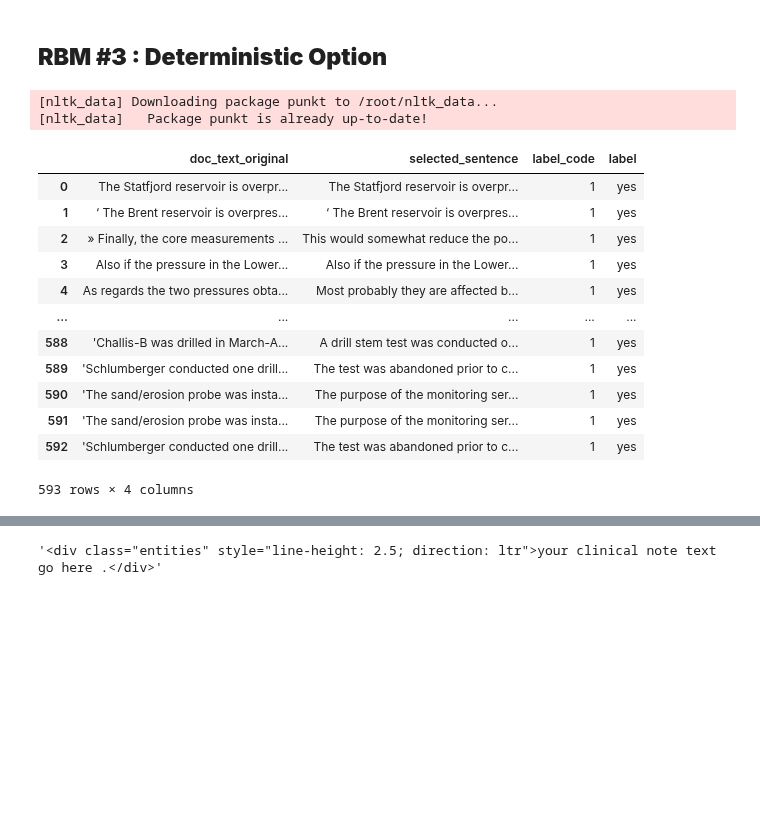
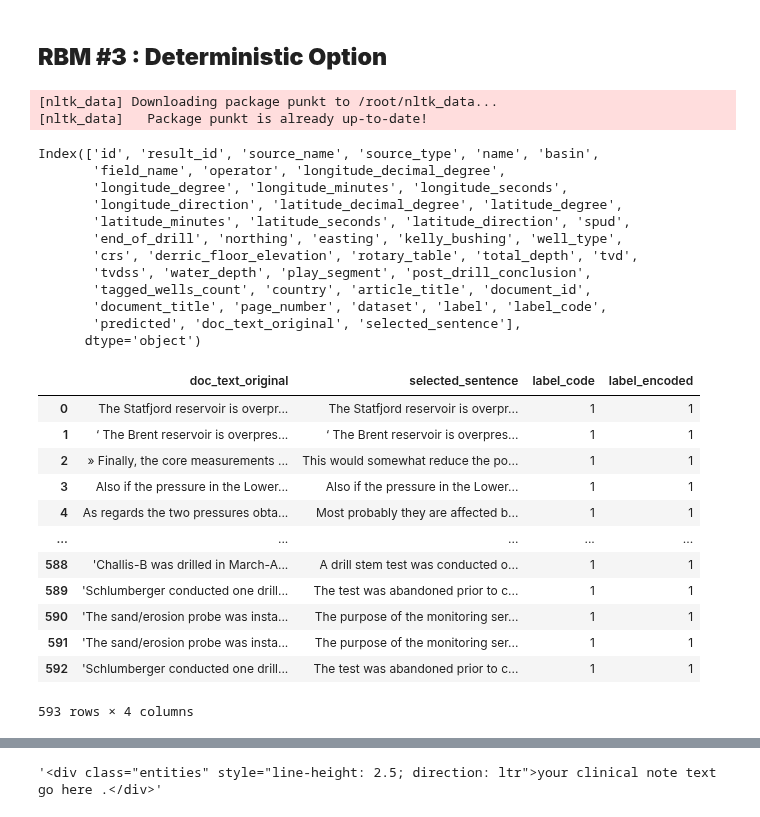
Before and after one commit to zahidhamidi/ML-Project, a Jupyter notebook: NegEx_.ipynb, the cells around one changed output, grey strips where cells are left out. Saved outputs shown, nothing was run; the diff lists cells and outputs as text; code cells hidden in the pictures; blank space fills up the shorter version.

```diff
--- a/NegEx_.ipynb
+++ b/NegEx_.ipynb
@@ -234,7 +234,7 @@ for index, row in df.iterrows():
     selected_sentences[index] = selected_sentence
 
 # Add the selected_sentences as a new column named 'selected_sentence' next to 'doc_text_original'
-# df.insert(df.columns.get_loc('doc_text_original') + 1, 'selected_sentence', df.index.map(selected_sentences))
+df.insert(df.columns.get_loc('doc_text_original') + 1, 'selected_sentence', df.index.map(selected_sentences))
 
 # Define the negation terms
 negation_terms = r'\b(?:no|none|not|nor|without)\b'
@@ -243,40 +243,50 @@ negation_terms = r'\b(?:no|none|not|nor|without)\b'
 selected_sentence_labels = []
 
 # Iterate through the 'selected_sentence' column
-for sentence in df['selected_sentence']:
-    # Initialize a label for the combined topics
-    combined_label = None
+for sentence, label in zip(df['selected_sentence'], df['label']):
+    # Initialize a label for the sentence
+    encoded_label = 1 if label.lower() == 'yes' else 0
 
-    # Use regular expressions to match the exact negation terms
-    negation_match = re.search(negation_terms, sentence, re.IGNORECASE)
+    # Append the encoded label
+    selected_sentence_labels.append(encoded_label)
 
-    # Check if a negation term was found and if the sentence contains any of the specified topics
-    if negation_match:
-        # Check if the sentence contains any of the specified topics
-        if any(topic in sentence for topic in topics):
-            combined_label = "no " + ", ".join(topic for topic in topics if topic in sentence)
+# Update the 'label' column with the encoded values
+df['label'] = selected_sentence_labels
 
-    # Append the combined label
-    selected_sentence_labels.append(combined_label)
-
-# Add the selected_sentence_labels list as a new column named 'label' next to 'selected_sentence'
-# df.insert(df.columns.get_loc('selected_sentence') + 1, 'label', selected_sentence_labels)
-
-# Print the DataFrame with the 'label' column
-df[['doc_text_original','selected_sentence','label_code','label']]
+df.columns
 # %% [output]
 [nltk_data] Downloading package punkt to /root/nltk_data...
 [nltk_data]   Package punkt is already up-to-date!
-|  | doc_text_original | selected_sentence | label_code | label |
-| 0 | The Statfjord reservoir is overpr... | The Statfjord reservoir is overpr... | 1 | yes |
-| 1 | ‘ The Brent reservoir is overpres... | ‘ The Brent reservoir is overpres... | 1 | yes |
-| 2 | » Finally, the core measurements ... | This would somewhat reduce the po... | 1 | yes |
-| 3 | Also if the pressure in the Lower... | Also if the pressure in the Lower... | 1 | yes |
-| 4 | As regards the two pressures obta... | Most probably they are affected b... | 1 | yes |
-| ... | ... | ... | ... | ... |
-| 588 | 'Challis-B was drilled in March-A... | A drill stem test was conducted o... | 1 | yes |
-| 589 | 'Schlumberger conducted one drill... | The test was abandoned prior to c... | 1 | yes |
-| 590 | 'The sand/erosion probe was insta... | The purpose of the monitoring ser... | 1 | yes |
-| 591 | 'The sand/erosion probe was insta... | The purpose of the monitoring ser... | 1 | yes |
-| 592 | 'Schlumberger conducted one drill... | The test was abandoned prior to c... | 1 | yes |
-593 rows × 4 columns
+Index(['id', 'result_id', 'source_name', 'source_type', 'name', 'basin',
+       'field_name', 'operator', 'longitude_decimal_degree',
+       'longitude_degree', 'longitude_minutes', 'longitude_seconds',
+       'longitude_direction', 'latitude_decimal_degree', 'latitude_degree',
+       'latitude_minutes', 'latitude_seconds', 'latitude_direction', 'spud',
+       'end_of_drill', 'northing', 'easting', 'kelly_bushing', 'well_type',
+       'crs', 'derric_floor_elevation', 'rotary_table', 'total_depth', 'tvd',
+       'tvdss', 'water_depth', 'play_segment', 'post_drill_conclusion',
+       'tagged_wells_count', 'country', 'article_title', 'document_id',
+       'document_title', 'page_number', 'dataset', 'label', 'label_code',
+       'predicted', 'doc_text_original', 'selected_sentence'],
+      dtype='object')
+# %%
+# Add the selected_sentence_labels list as a new column named 'label' next to 'selected_sentence'
+df.insert(df.columns.get_loc('selected_sentence') + 1, 'label_encoded', selected_sentence_labels)
+
+
+# Print the DataFrame with the 'label' column
+df[['doc_text_original','selected_sentence','label_code','label_encoded']]
+# %% [output]
+|  | doc_text_original | selected_sentence | label_code | label_encoded |
+| 0 | The Statfjord reservoir is overpr... | The Statfjord reservoir is overpr... | 1 | 1 |
+| 1 | ‘ The Brent reservoir is overpres... | ‘ The Brent reservoir is overpres... | 1 | 1 |
+| 2 | » Finally, the core measurements ... | This would somewhat reduce the po... | 1 | 1 |
+| 3 | Also if the pressure in the Lower... | Also if the pressure in the Lower... | 1 | 1 |
+| 4 | As regards the two pressures obta... | Most probably they are affected b... | 1 | 1 |
+| ... | ... | ... | ... | ... |
+| 588 | 'Challis-B was drilled in March-A... | A drill stem test was conducted o... | 1 | 1 |
+| 589 | 'Schlumberger conducted one drill... | The test was abandoned prior to c... | 1 | 1 |
+| 590 | 'The sand/erosion probe was insta... | The purpose of the monitoring ser... | 1 | 1 |
+| 591 | 'The sand/erosion probe was insta... | The purpose of the monitoring ser... | 1 | 1 |
+| 592 | 'Schlumberger conducted one drill... | The test was abandoned prior to c... | 1 | 1 |
+593 rows × 4 columns
```
Also changed, not shown: parts of 1 cell of this notebook.
